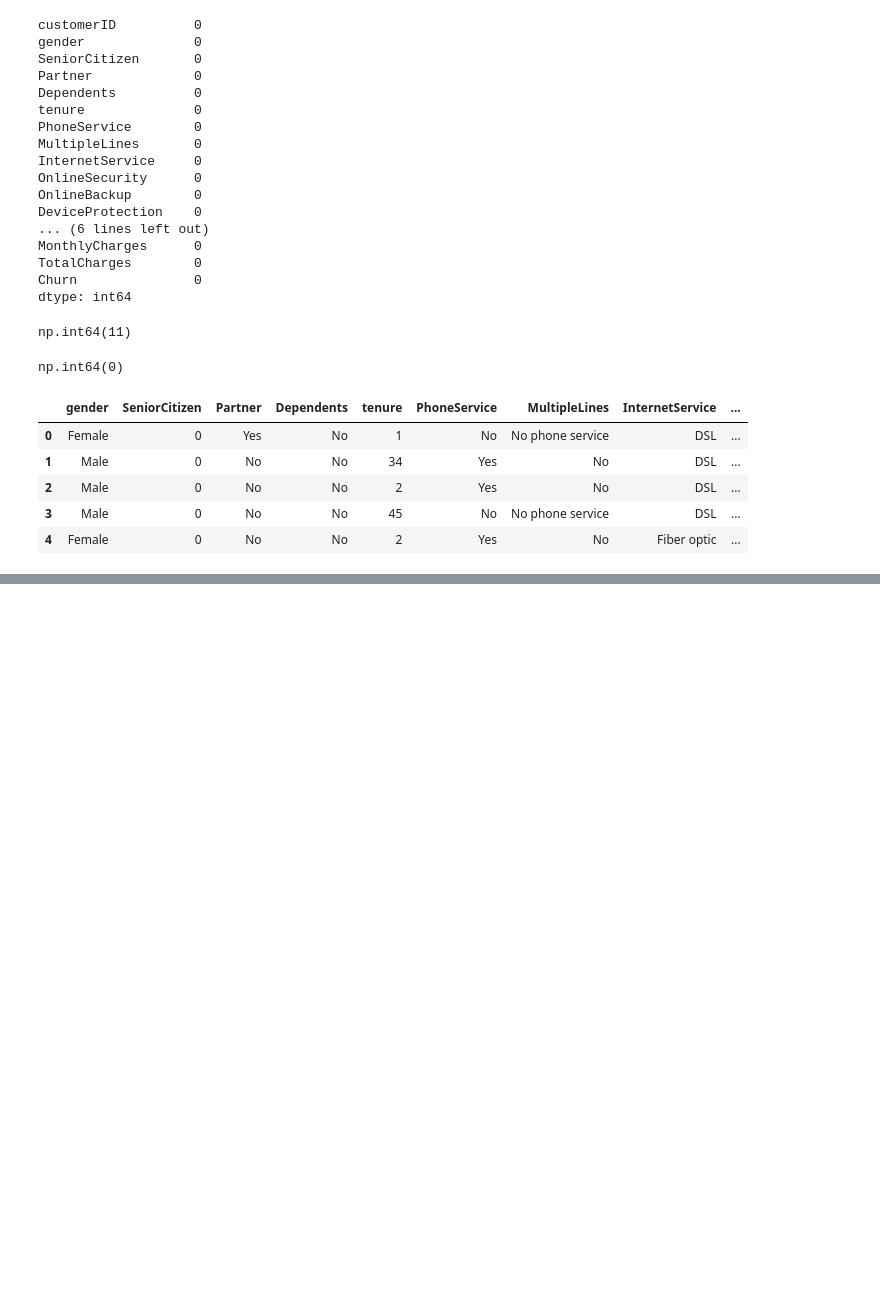
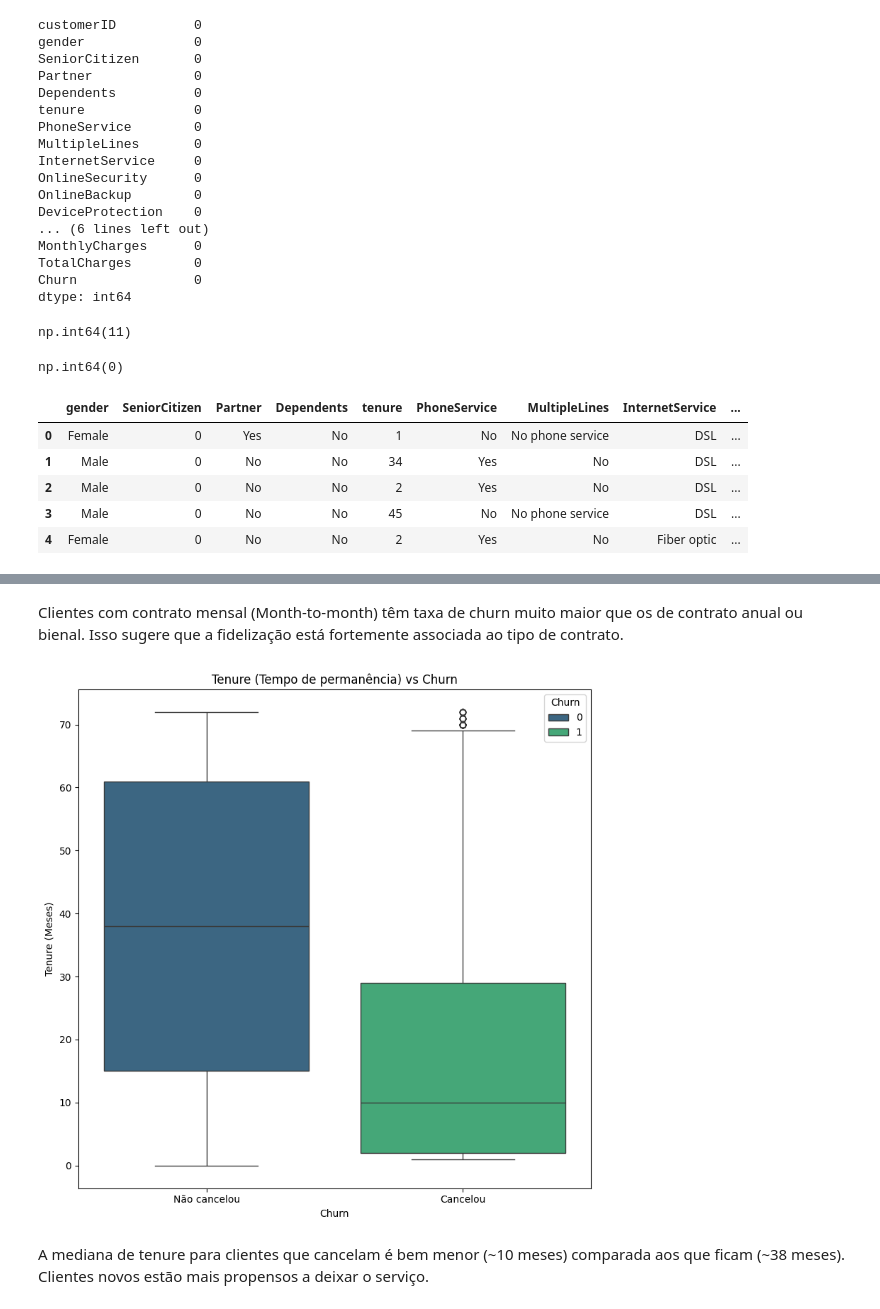
Before and after one commit to julianakcm1/churn-prediction, a Jupyter notebook: notebooks/churn_analysis.ipynb, the cells around one changed output, grey strips where cells are left out. Drawn from its saved outputs; the diff is of its cells as text; code cells hidden in the pictures; blank space fills up the shorter version.

```diff
--- a/notebooks/churn_analysis.ipynb
+++ b/notebooks/churn_analysis.ipynb
@@ -85,0 +116,16 @@ df.head()
+# %% [markdown]
+Clientes com contrato mensal (Month-to-month) têm taxa de churn muito maior que os de contrato anual ou bienal. Isso sugere que a fidelização está fortemente associada ao tipo de contrato.
+# %%
+plt.figure(figsize=(8, 8))
+sns.boxplot(x='Churn', y='tenure', data=df, palette='viridis', hue='Churn')
+plt.title('Tenure (Tempo de permanência) vs Churn')
+plt.xlabel('Churn')
+plt.ylabel('Tenure (Meses)')
+plt.xticks([0, 1], ['Não cancelou', 'Cancelou'])
+plt.tight_layout()
+plt.show()
+# %% [output]
+[figure, added]
+# %% [markdown]
+A mediana de tenure para clientes que cancelam é bem menor (~10 meses) comparada aos que ficam (~38 meses).
+Clientes novos estão mais propensos a deixar o serviço.
```
Also changed, not shown: parts of 7 cells of this notebook.
